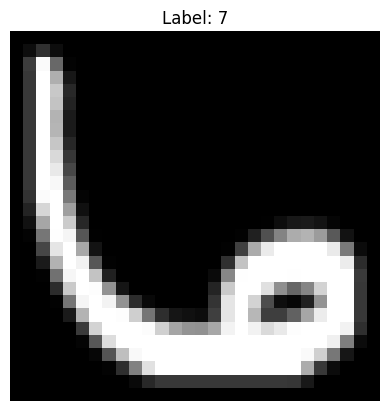
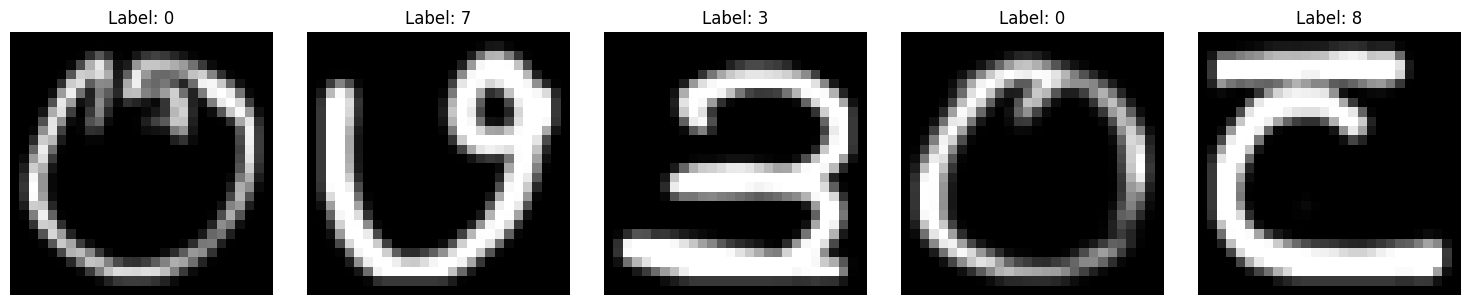
The notebook cell's code change between the first figure and the second:
--- before
+++ after
@@ -2,7 +2,14 @@
 import matplotlib.pyplot as plt
 # lets randomly sample 5 images from the training set
-for i in np.random.choice(len(x_train), 5, replace=False):
-    plt.imshow(x_train[i].reshape(img_height, img_width), cmap='gray')
-    plt.title(f"Label: {np.argmax(y_train[i])}")
-    plt.axis('off')
-    plt.show()
+n = 5
+indices = np.random.choice(len(x_train), n, replace=False)
+
+fig, axes = plt.subplots(1, n, figsize=(15, 3))
+
+for ax, idx in zip(axes, indices):
+    ax.imshow(x_train[idx].reshape(img_height, img_width), cmap='gray')
+    ax.set_title(f"Label: {np.argmax(y_train[idx])}")
+    ax.axis('off')
+
+plt.tight_layout()
+plt.show()

Commit: workshop 4